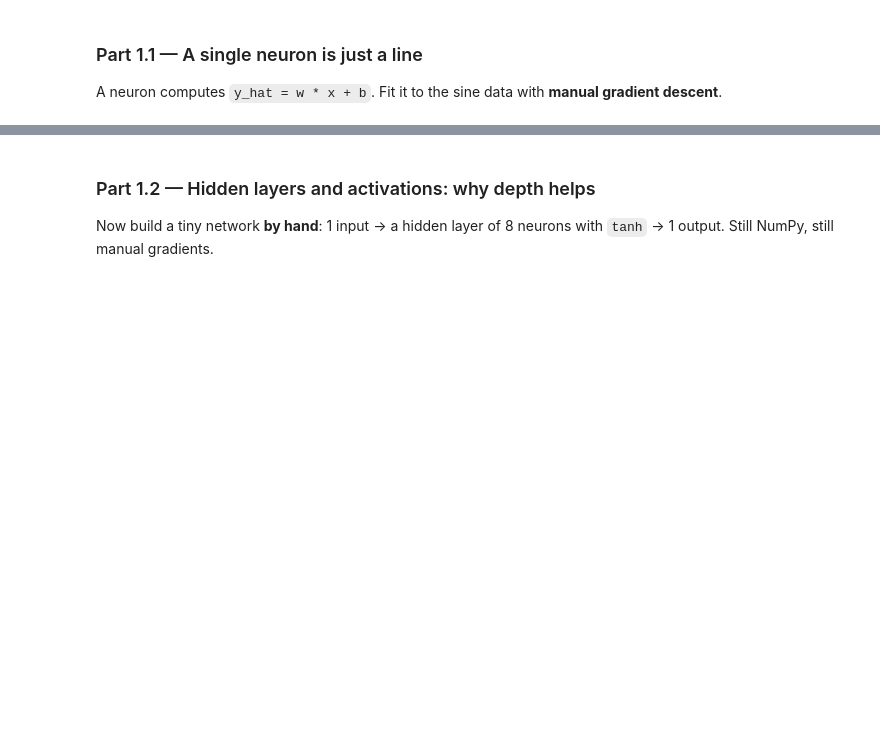
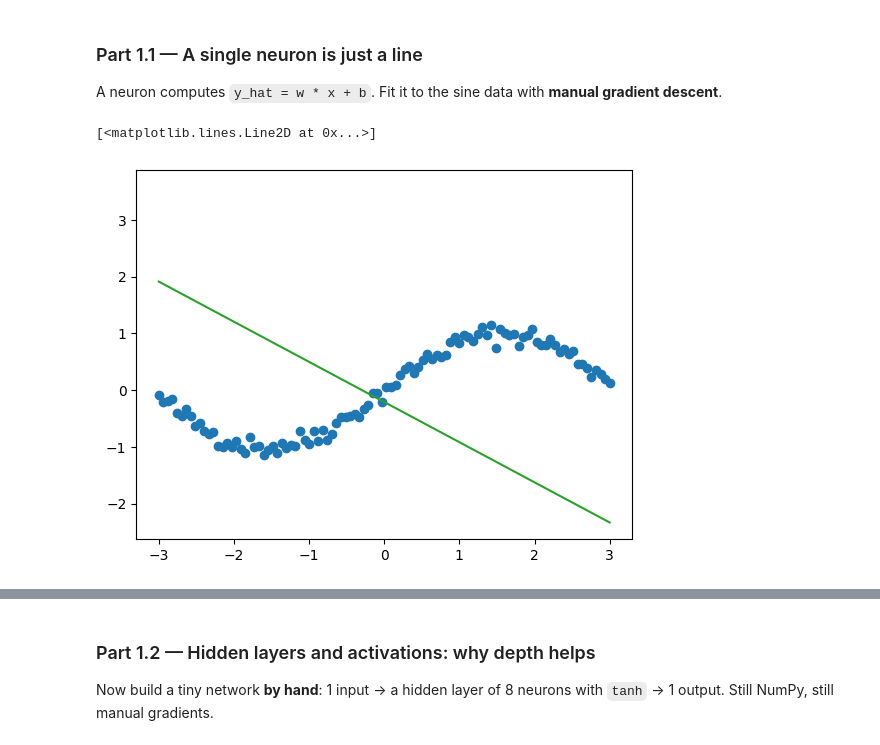
Before and after one commit to OmuwaGeorge/lab-3, a Jupyter notebook: lab_3.ipynb, the cells around one changed output, grey strips where cells are left out. Saved outputs shown, nothing was run; the diff lists cells and outputs as text; code cells hidden in the pictures; blank space fills up the shorter version.

```diff
--- a/lab_3.ipynb
+++ b/lab_3.ipynb
@@ -66,35 +68,35 @@ and the loss going down.
 ### Part 1.1 — A single neuron is just a line
 A neuron computes `y_hat = w * x + b`. Fit it to the sine data with **manual gradient descent**.
 # %%
-# TODO: Generate the toy data
-#   x = np.linspace(-3, 3, 100); y = np.sin(x) + small Gaussian noise (std=0.1)
-#   Plot it.
-x = np.linspace(-3, 3, 100)
-y = np.sin(x) + np.random.normal(scale=0.1, size=100)
+x = np.linspace(-3, 3, 100).reshape(-1, 1)
+y = np.sin(x) + np.random.normal(scale=0.1, size=100).reshape(-1, 1)
 plt.plot(x, y, 'o')
 
 # TODO: Initialise w and b to small random values.
 w = np.random.randn()/2
 b = np.random.randn()/2
 # TODO: Implement ONE gradient-descent step by hand, then loop it for ~200 steps:
 #   y_hat = w * x + b
 #   loss  = np.mean((y_hat - y) ** 2)               # MSE
 #   dw    = np.mean(2 * (y_hat - y) * x)            # dLoss/dw  (derive this on paper!)
 #   db    = np.mean(2 * (y_hat - y))                # dLoss/db
 #   w    -= lr * dw
 #   b    -= lr * db
 #   Record the loss at every step.
 y_hat = w * x + b
 loss  = np.mean((y_hat - y) ** 2)
 dw    = np.mean(2 * (y_hat - y) * x)
 db    = np.mean(2 * (y_hat - y))
 lr = 0.01
 w -= lr * dw
 b -= lr * db
 # TODO: Plot (a) the loss curve over the 200 steps, and
 #             (b) the data with the fitted line on top.
 plt.plot(loss)
 plt.plot(x, y_hat)
+# %% [output]
+[<matplotlib.lines.Line2D at 0x...>]
+[figure, added]
 # %% [markdown]
 **Student Reasoning — The single neuron**
 *1. Derive `dLoss/dw` on paper and include a photo or the LaTeX in this cell — does it match
```
Also changed, not shown: parts of 3 cells of this notebook.
